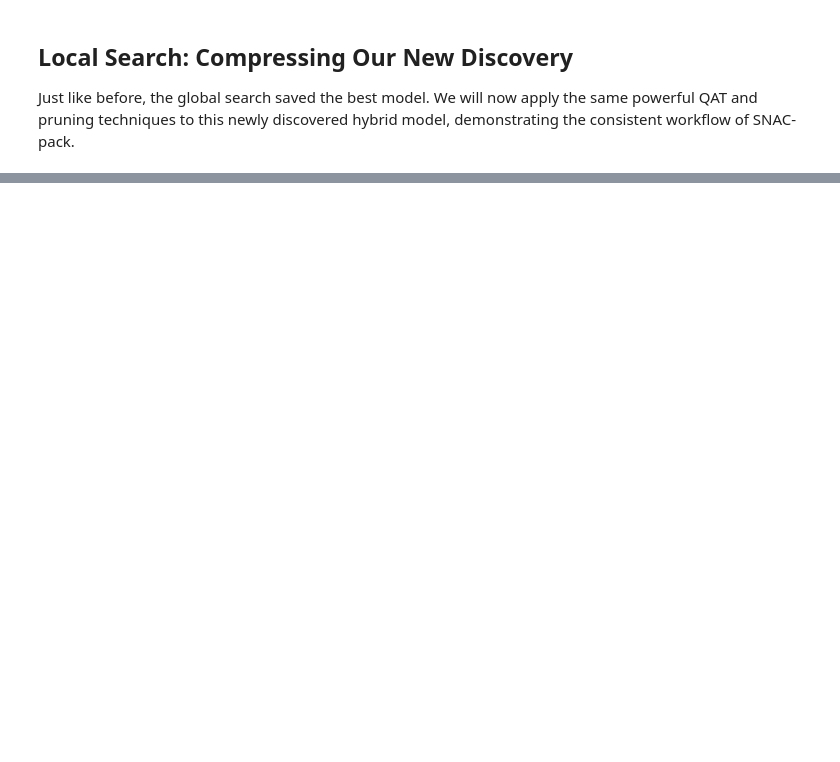
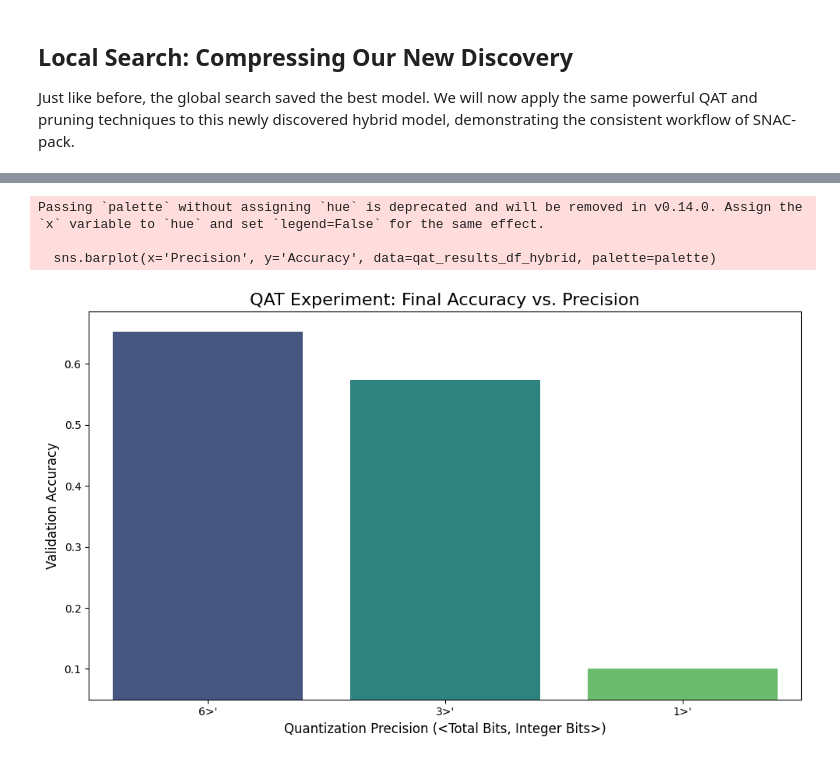
Before and after one commit to fastmachinelearning/nac-opt, a Jupyter notebook: TUTORIAL_2.ipynb, the cells around one changed output, grey strips where cells are left out. Drawn from its saved outputs; the diff is of its cells as text; code cells hidden in the pictures; blank space fills up the shorter version.

```diff
--- a/TUTORIAL_2.ipynb
+++ b/TUTORIAL_2.ipynb
@@ -24,16 +24,17 @@ import matplotlib.pyplot as plt
 # Import SNAC-pack utilities
 from utils.tf_global_search5 import GlobalSearchTF
 from utils.tf_visualization import plot_interactive_2d_pareto
-from utils.tf_local_search1 import local_search_entrypoint
+from utils.tf_local_search_separated import local_search_entrypoint
 from utils.tf_data_preprocessing import load_and_preprocess_mnist
 from utils.tf_data_preprocessing import load_and_preprocess_fashion_mnist
+import seaborn as sns
 
 
 
 # --- Configuration ---
-N_TRIALS_HYBRID = 15 # Note: Increase for a real search
-EPOCHS_HYBRID = 15
-SUBSET_SIZE_HYBRID = 30000
+N_TRIALS_HYBRID = 6 # Note: Increase for a real search
+EPOCHS_HYBRID = 10
+SUBSET_SIZE_HYBRID = 20000
 RESULTS_DIR_HYBRID = "./results/tutorial2_Hybrid_Discovery"
 SEARCH_SPACE_PATH = 'hybrid_search_space.yaml'
 RESIZE_VAL = 16
@@ -348,0 +325,26 @@ else:
+# %%
+# --- Plot QAT Results (Accuracy per Precision) ---
+if 'qat_results_df_hybrid' in locals() and not qat_results_df_hybrid.empty:
+    plt.figure(figsize=(10, 6))
+
+    # Create the bar plot
+    import seaborn as sns
+    palette = sns.color_palette("viridis", n_colors=len(qat_results_df_hybrid))
+    sns.barplot(x='Precision', y='Accuracy', data=qat_results_df_hybrid, palette=palette)
+
+    # Baseline accuracy from pruning is no longer available or plotted.
+
+    plt.title('QAT Experiment: Final Accuracy vs. Precision', fontsize=16)
+    plt.xlabel('Quantization Precision (<Total Bits, Integer Bits>)', fontsize=12)
+    plt.ylabel('Validation Accuracy', fontsize=12)
+    plt.ylim(bottom=max(0, qat_results_df_hybrid['Accuracy'].min() - 0.05))
+    plt.xticks(rotation=0)
+    plt.tight_layout()
+    plt.show()
+else:
+    print("QAT experiment did not produce results to analyze.")
+# %% [output]
+Passing `palette` without assigning `hue` is deprecated and will be removed in v0.14.0. Assign the `x` variable to `hue` and set `legend=False` for the same effect.
+
+  sns.barplot(x='Precision', y='Accuracy', data=qat_results_df_hybrid, palette=palette)
+[figure, added]
```
Also changed, not shown: parts of 10 cells of this notebook, 10 other files.
